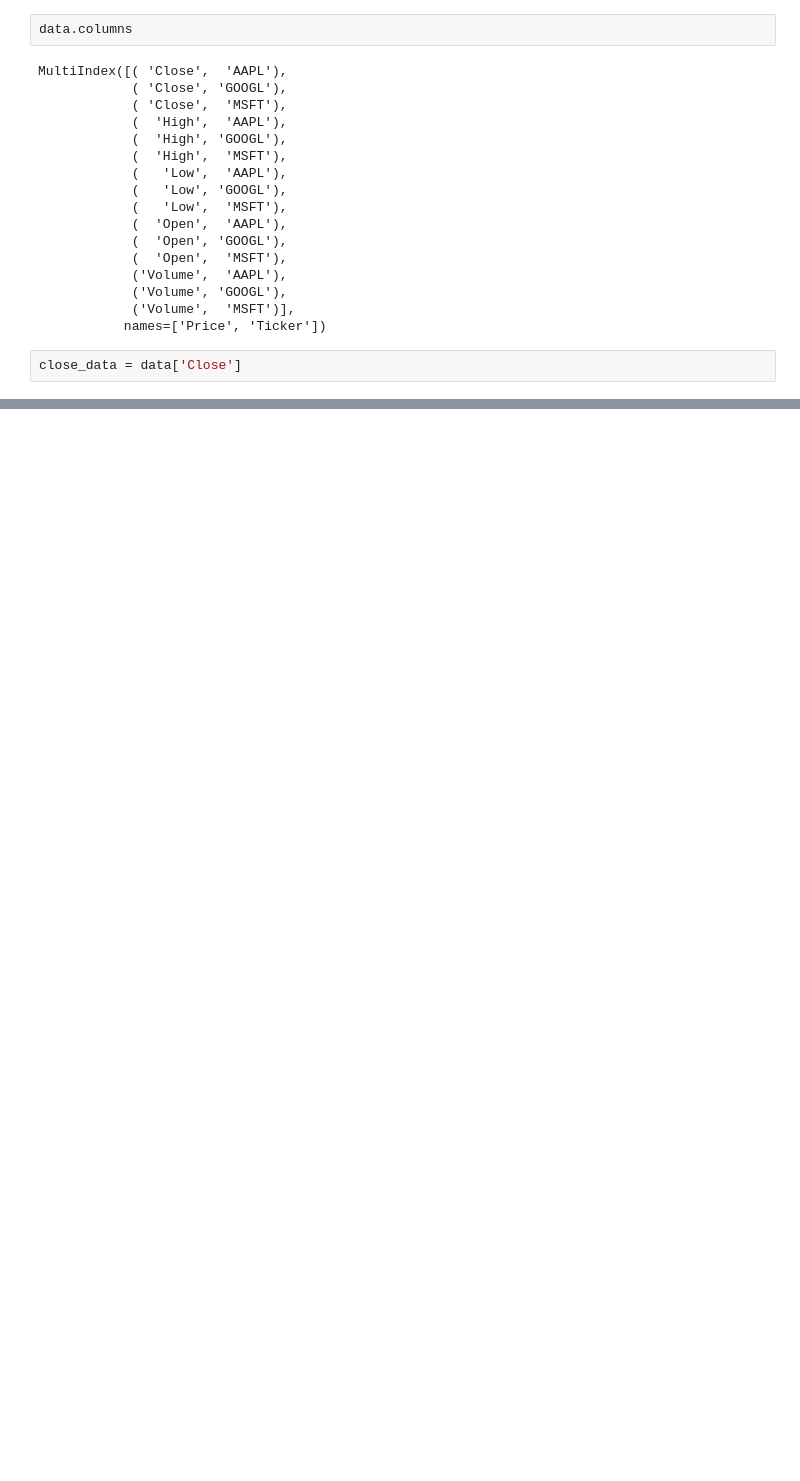
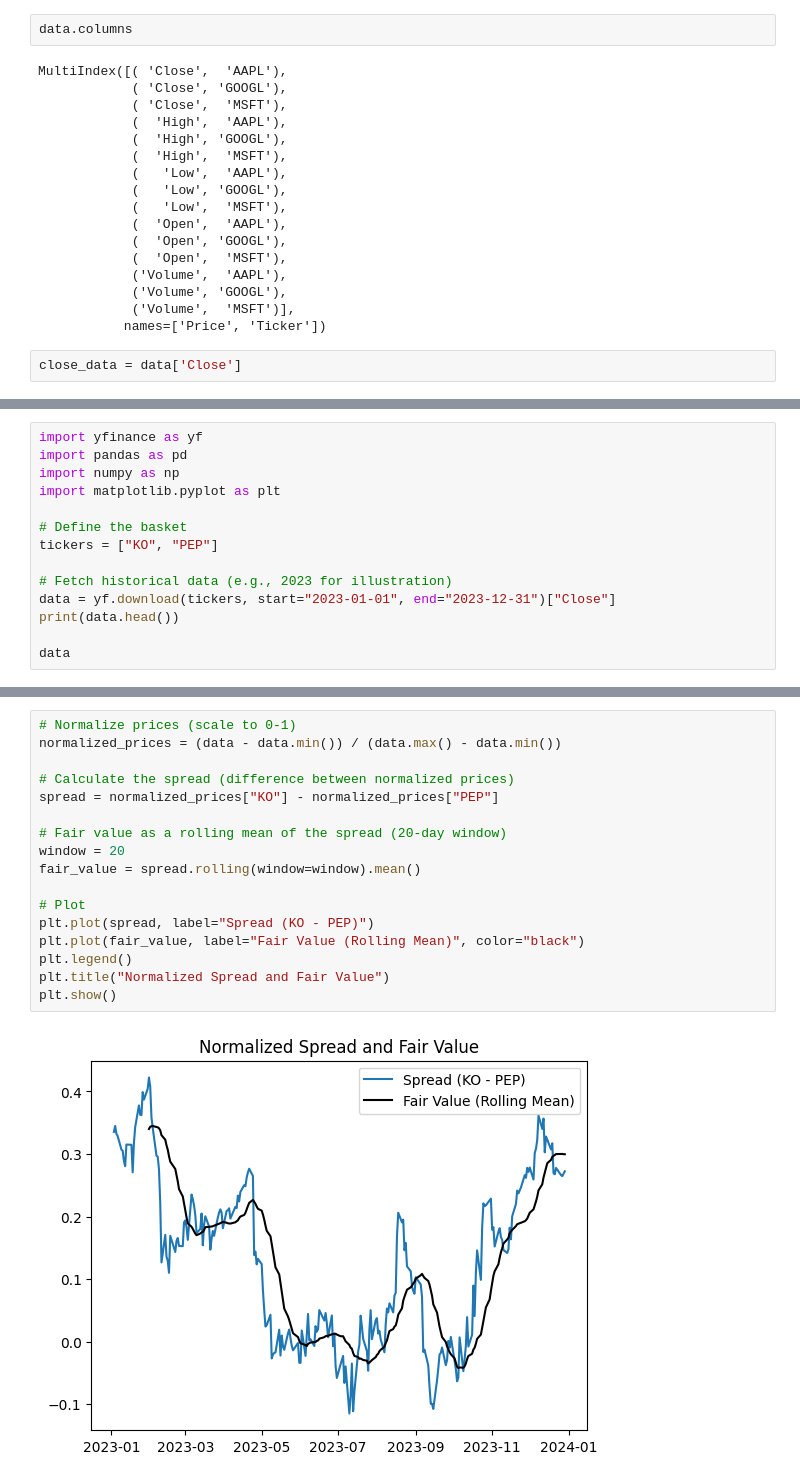
Before and after one commit to kevinguii/quanty, a Jupyter notebook: statistial_arbitrage.ipynb, the cells around one changed output, grey strips where cells are left out. Drawn from its saved outputs; the diff is of its cells as text; blank space fills up the shorter version.

Commit message:
statistical arbitrage ex between pepsi and coke

```diff
--- a/statistial_arbitrage.ipynb
+++ b/statistial_arbitrage.ipynb
@@ -66 +66,15 @@ MSFT     217.882874
 dtype: float64
+# %%
+import yfinance as yf
+import pandas as pd
+import numpy as np
+import matplotlib.pyplot as plt
+
+# Define the basket
+tickers = ["KO", "PEP"]
+
+# Fetch historical data (e.g., 2023 for illustration)
+data = yf.download(tickers, start="2023-01-01", end="2023-12-31")["Close"]
+print(data.head())
+
+data
@@ -66,0 +104,19 @@ dtype: float64
+# %%
+# Normalize prices (scale to 0-1)
+normalized_prices = (data - data.min()) / (data.max() - data.min())
+
+# Calculate the spread (difference between normalized prices)
+spread = normalized_prices["KO"] - normalized_prices["PEP"]
+
+# Fair value as a rolling mean of the spread (20-day window)
+window = 20
+fair_value = spread.rolling(window=window).mean()
+
+# Plot
+plt.plot(spread, label="Spread (KO - PEP)")
+plt.plot(fair_value, label="Fair Value (Rolling Mean)", color="black")
+plt.legend()
+plt.title("Normalized Spread and Fair Value")
+plt.show()
+# %% [output]
+[figure, added]
```
Also changed, not shown: parts of 7 cells of this notebook.
